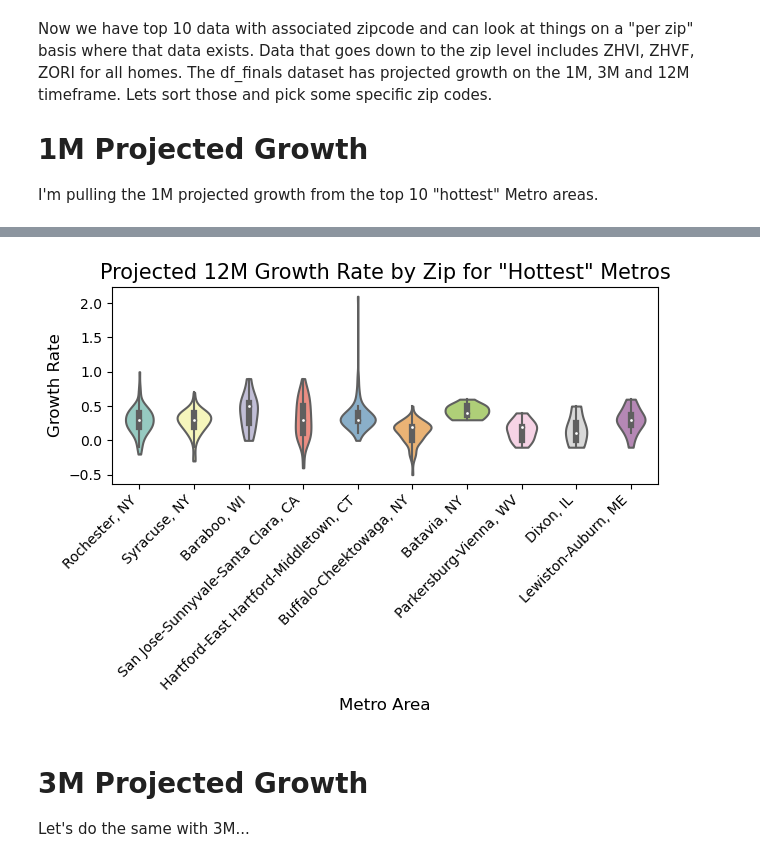
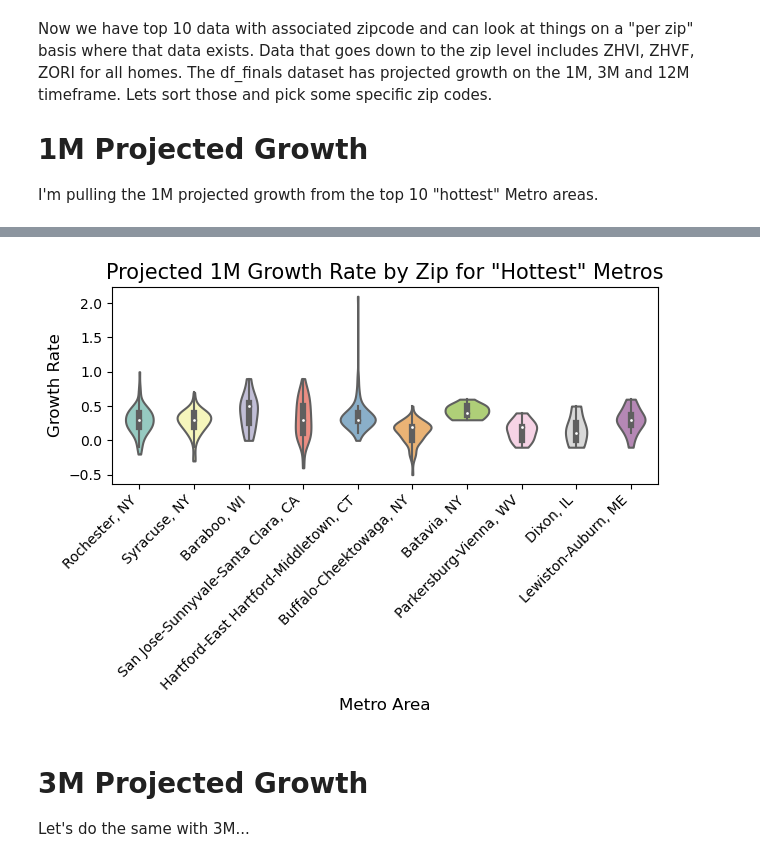
Before and after one commit to YaroslawBagriy/SEIS-631-Final-Project, a Jupyter notebook: Final_Project_SK.ipynb, the cells around one changed output, grey strips where cells are left out. Saved outputs shown, nothing was run; the diff lists cells and outputs as text; code cells hidden in the pictures.

```diff
--- a/Final_Project_SK.ipynb
+++ b/Final_Project_SK.ipynb
@@ -667,27 +664,27 @@ I'm pulling the 1M projected growth from the top 10 "hottest" Metro areas.
 # %%
 zip_growth_1M = df_finals.sort_values(by='2024-11-30', ascending=False)
 display(zip_growth_1M.head(5))
 
 sns.violinplot(x='Metro', y='2024-11-30', data=df_finals,
                cut=0,        # Limit the violin plot to the actual data range
                palette="Set3" # Color palette
               )
-plt.title('Projected 12M Growth Rate by Zip for "Hottest" Metros', fontsize=15)
+plt.title('Projected 1M Growth Rate by Zip for "Hottest" Metros', fontsize=15)
 plt.xlabel('Metro Area', fontsize=12)
 plt.ylabel('Growth Rate', fontsize=12)
 
 # Rotate x-axis labels
 plt.xticks(rotation=45, ha='right')  # Rotate 45 degrees, align to right
 plt.tight_layout()  # Adjust layout to prevent cutting off labels
 plt.show()
 # %% [output]
 |  | State | Metro | City | CountyName | RegionName_zip | ZHVI | Inventory | Med_Pending | Med_Close | ... |
 | 331 | CT | Hartford-East Hartford-Middletown... | Hartford | Hartford County | 6103 | 359,421.64 | 2,073.00 | 7.00 | 37.00 | ... |
 | 94 | NY | Rochester, NY | Lakeville | Livingston County | 14480 | 251,954.29 | 1,748.00 | 8.00 | 45.00 | ... |
 | 280 | CT | Hartford-East Hartford-Middletown... | Hartford | Hartford County | 6120 | 359,421.64 | 2,073.00 | 7.00 | 37.00 | ... |
 | 269 | CT | Hartford-East Hartford-Middletown... | Hartford | Hartford County | 6105 | 359,421.64 | 2,073.00 | 7.00 | 37.00 | ... |
 | 245 | CA | San Jose-Sunnyvale-Santa Clara, CA | NaN | Santa Clara County | 94304 | 1,567,815.87 | 2,483.00 | 13.00 | 24.00 | ... |
-[figure, old version]
+[figure, new version]
 # %% [markdown]
 # 3M Projected Growth
 Let's do the same with 3M...
```
Also changed, not shown: parts of 20 cells of this notebook.
